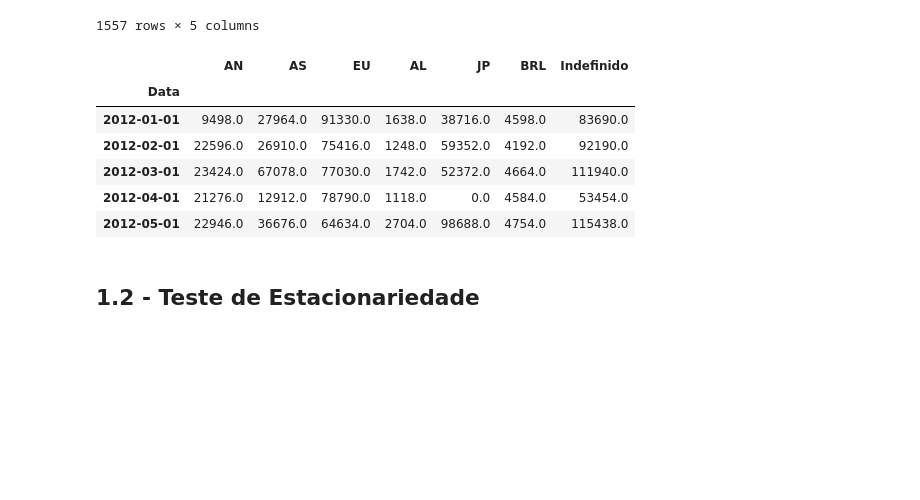
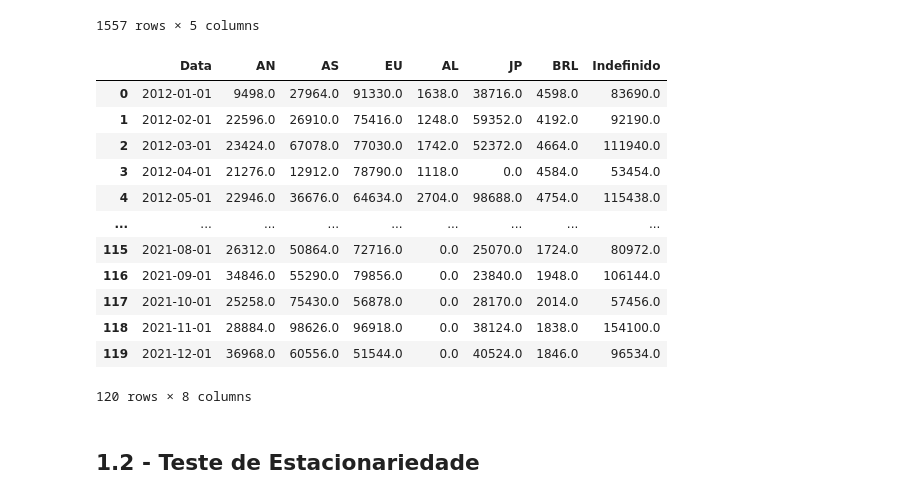
Before and after one commit to caiohrgm/analise_de_indicador_tcc_ufcg, a Jupyter notebook: notebooks/pos_grad_gran_faculdade/markets_autoregression.ipynb, the cells around one changed output. Cells and saved outputs as stored; diff of their text form; code cells hidden in the pictures; blank space fills up the shorter version.

```diff
--- a/notebooks/pos_grad_gran_faculdade/markets_autoregression.ipynb
+++ b/notebooks/pos_grad_gran_faculdade/markets_autoregression.ipynb
@@ -58,6 +58,8 @@ display(df)
 | 1556 | E4 | C1 | JP | 0.0 | 2020-06-01 00:00:00.000 |
 1557 rows × 5 columns
 # %%
+'''Criando as Séries temporais de cada mercado'''
+
 dfm = pd.DataFrame()
 temp_df = df[((df.Mercado == 'AN') & (df.Empresa == 'E2'))].reset_index().drop(['index'],axis=1)
 
@@ -119,41 +121,47 @@ values = []
 for i in range(56):
     values.append(0)
 r5_bi_temp ['Volume_Venda'] = values
 r5_bi = df[((df.Mercado == 'JP') & (df.Empresa == 'E3'))].Volume_Venda.reset_index().drop(['index'], axis=1).astype(float)
 r5_bi = pd.concat([r5_bi_temp, r5_bi], ignore_index=True).reset_index().drop(['index'], axis=1)
 # r5_bi = r5_bi_temp.append(r5_bi).reset_index().drop(['index'], axis=1)
 
 r5_br = df[((df.Mercado == 'JP') & (df.Empresa == 'E2'))].Volume_Venda.reset_index().drop(['index'], axis=1).astype(float)
 
 r5_bt_temp = pd.DataFrame(columns=['Volume_Venda'])
 values = []
 for i in range(18):
     values.append(0)
 r5_bt_temp ['Volume_Venda'] = values
 r5_bt = df[((df.Mercado == 'JP') & (df.Empresa == 'E4'))].Volume_Venda.reset_index().drop(['index'], axis=1).astype(float)
 r5_bt = pd.concat([r5_bt, r5_bt_temp], ignore_index=True).reset_index().drop(['index'], axis=1)
 # r5_bt = r5_bt.append(r5_bt_temp).reset_index().drop(['index'], axis=1)
 
 dfm['JP'] = r5_bi.add(r5_br, axis=0)
 dfm['JP'] = dfm['JP'] + r5_bt['Volume_Venda']
 
 # ----------------------------------------------------BRL:
 r6_br = df[((df.Mercado == 'BRL') & (df.Empresa == 'E2'))].Volume_Venda.reset_index().drop(['index'], axis=1).astype(float)
 dfm['BRL'] = r6_br
 
 # ----------------------------------------------------Indefinido:
 indefinido = df[((df.Mercado == 'Indefinido'))].Volume_Venda.reset_index().drop(['index'], axis=1).astype(float)
 dfm['Indefinido'] = indefinido
 
-dfm = dfm.set_index('Data')
-
-display(dfm.head(5))
+dfm = dfm.set_index('Data').reset_index()
+dfm.drop(columns=['AL','Indefinido']).to_csv('../../data/grouped_markets/grouped_markets_time_series.csv', index=False)
+# display(dfm)
 # %% [output]
-|  | AN | AS | EU | AL | JP | BRL | Indefinido |
-| Data |  |  |  |  |  |  |  |
-| 2012-01-01 | 9498.0 | 27964.0 | 91330.0 | 1638.0 | 38716.0 | 4598.0 | 83690.0 |
-| 2012-02-01 | 22596.0 | 26910.0 | 75416.0 | 1248.0 | 59352.0 | 4192.0 | 92190.0 |
-| 2012-03-01 | 23424.0 | 67078.0 | 77030.0 | 1742.0 | 52372.0 | 4664.0 | 111940.0 |
-| 2012-04-01 | 21276.0 | 12912.0 | 78790.0 | 1118.0 | 0.0 | 4584.0 | 53454.0 |
-| 2012-05-01 | 22946.0 | 36676.0 | 64634.0 | 2704.0 | 98688.0 | 4754.0 | 115438.0 |
+|  | Data | AN | AS | EU | AL | JP | BRL | Indefinido |
+| 0 | 2012-01-01 | 9498.0 | 27964.0 | 91330.0 | 1638.0 | 38716.0 | 4598.0 | 83690.0 |
+| 1 | 2012-02-01 | 22596.0 | 26910.0 | 75416.0 | 1248.0 | 59352.0 | 4192.0 | 92190.0 |
+| 2 | 2012-03-01 | 23424.0 | 67078.0 | 77030.0 | 1742.0 | 52372.0 | 4664.0 | 111940.0 |
+| 3 | 2012-04-01 | 21276.0 | 12912.0 | 78790.0 | 1118.0 | 0.0 | 4584.0 | 53454.0 |
+| 4 | 2012-05-01 | 22946.0 | 36676.0 | 64634.0 | 2704.0 | 98688.0 | 4754.0 | 115438.0 |
+| ... | ... | ... | ... | ... | ... | ... | ... | ... |
+| 115 | 2021-08-01 | 26312.0 | 50864.0 | 72716.0 | 0.0 | 25070.0 | 1724.0 | 80972.0 |
+| 116 | 2021-09-01 | 34846.0 | 55290.0 | 79856.0 | 0.0 | 23840.0 | 1948.0 | 106144.0 |
+| 117 | 2021-10-01 | 25258.0 | 75430.0 | 56878.0 | 0.0 | 28170.0 | 2014.0 | 57456.0 |
+| 118 | 2021-11-01 | 28884.0 | 98626.0 | 96918.0 | 0.0 | 38124.0 | 1838.0 | 154100.0 |
+| 119 | 2021-12-01 | 36968.0 | 60556.0 | 51544.0 | 0.0 | 40524.0 | 1846.0 | 96534.0 |
+120 rows × 8 columns
 # %%
```
Also changed, not shown: parts of 2 cells of this notebook, 2 other files.
